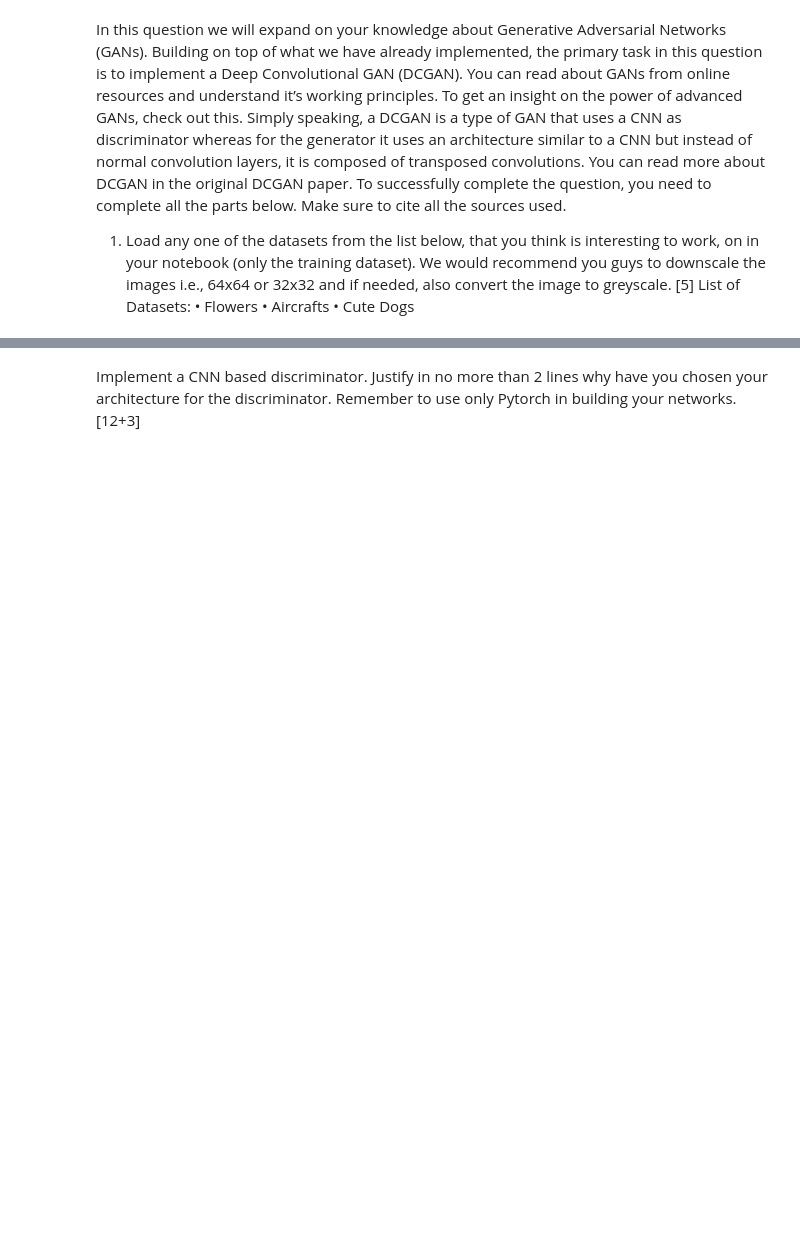
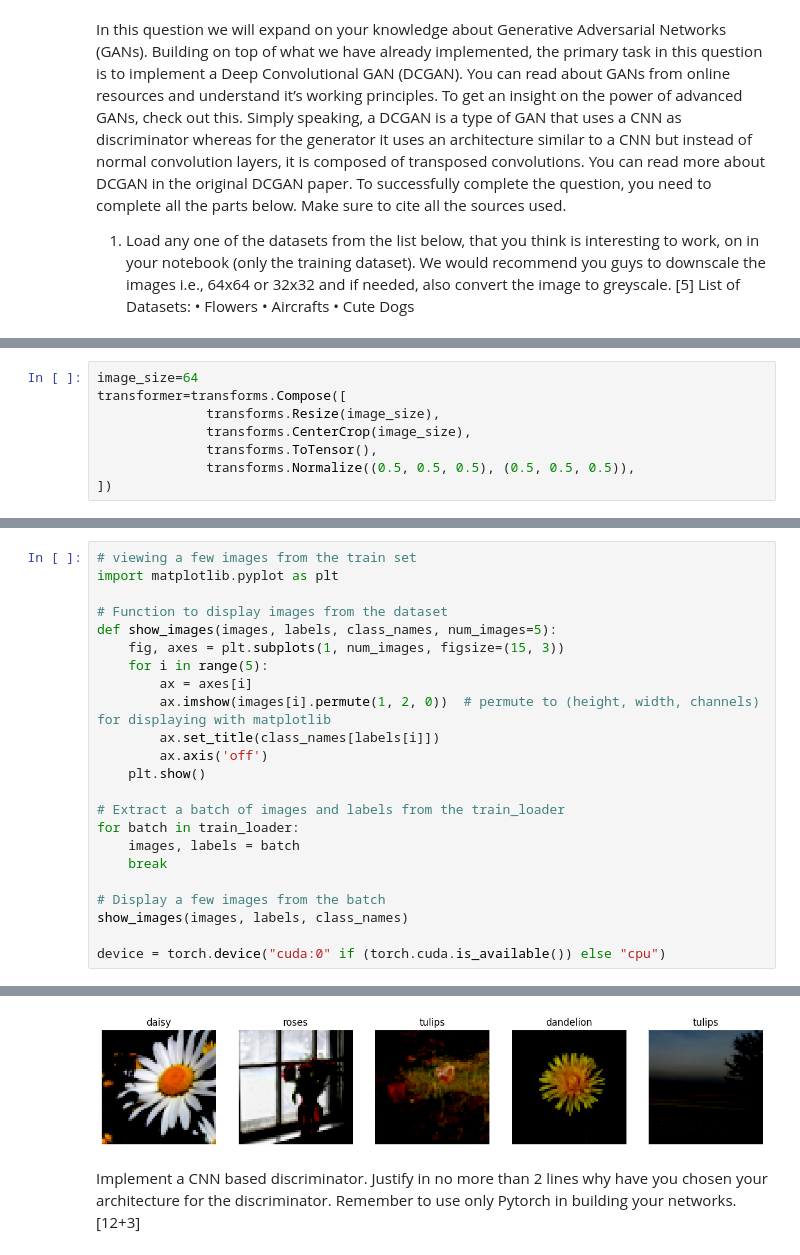
Before and after one commit to Afsah-Hyder/CV_recitation, a Jupyter notebook: CV_Assignment_02_ah07065.ipynb, the cells around one changed output, grey strips where cells are left out. Cells and saved outputs as stored; diff of their text form; blank space fills up the shorter version.

```diff
--- a/CV_Assignment_02_ah07065.ipynb
+++ b/CV_Assignment_02_ah07065.ipynb
@@ -120,0 +58,8 @@ TypeError: scandir: path should be string, bytes, os.PathLike, integer or None,
+# %%
+image_size=64
+transformer=transforms.Compose([
+              transforms.Resize(image_size),
+              transforms.CenterCrop(image_size),
+              transforms.ToTensor(),
+              transforms.Normalize((0.5, 0.5, 0.5), (0.5, 0.5, 0.5)),
+])
@@ -120,0 +101,24 @@ TypeError: scandir: path should be string, bytes, os.PathLike, integer or None,
+# %%
+# viewing a few images from the train set
+import matplotlib.pyplot as plt
+
+# Function to display images from the dataset
+def show_images(images, labels, class_names, num_images=5):
+    fig, axes = plt.subplots(1, num_images, figsize=(15, 3))
+    for i in range(5):
+        ax = axes[i]
+        ax.imshow(images[i].permute(1, 2, 0))  # permute to (height, width, channels) for displaying with matplotlib
+        ax.set_title(class_names[labels[i]])
+        ax.axis('off')
+    plt.show()
+
+# Extract a batch of images and labels from the train_loader
+for batch in train_loader:
+    images, labels = batch
+    break
+
+# Display a few images from the batch
+show_images(images, labels, class_names)
+
+device = torch.device("cuda:0" if (torch.cuda.is_available()) else "cpu")
+# %% [output]
@@ -121,3 +130,4 @@ TypeError: scandir: path should be string, bytes, os.PathLike, integer or None,
+[figure, added]
 # %% [markdown]
 Implement a CNN based discriminator. Justify in no more than 2 lines why have you
 chosen your architecture for the discriminator. Remember to use only Pytorch in
```
Also changed, not shown: parts of 13 cells of this notebook.
